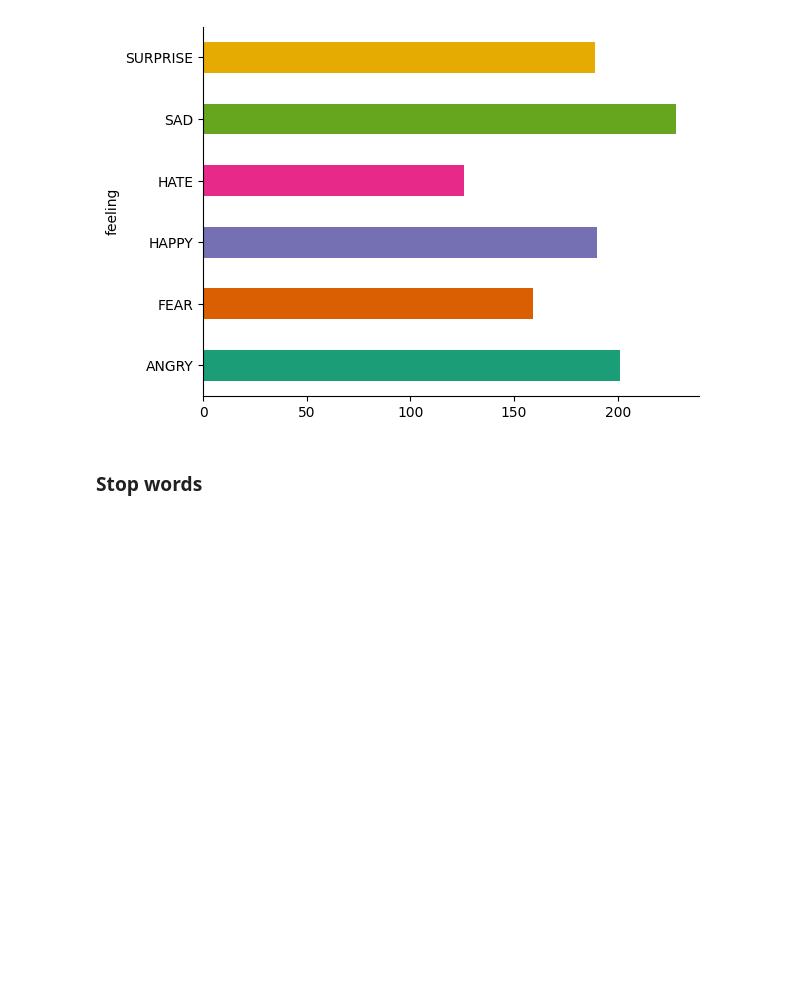
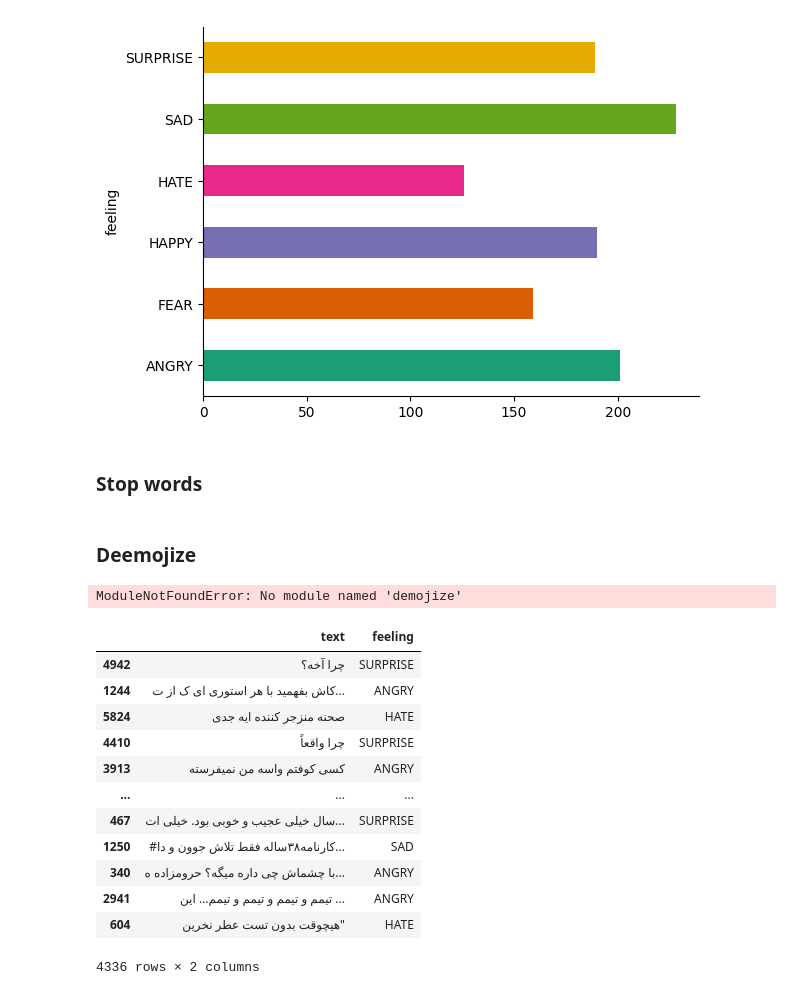
Before and after one commit to second-ali/AI-Final-Project-Ali_Haddadi, a Jupyter notebook: EmotionAnalysis/EmotionAnalysis.ipynb, the cells around one changed output. Cells and saved outputs as stored; diff of their text form; code cells hidden in the pictures; blank space fills up the shorter version.

```diff
--- a/EmotionAnalysis/EmotionAnalysis.ipynb
+++ b/EmotionAnalysis/EmotionAnalysis.ipynb
@@ -132,3 +132,28 @@ stopwords = read_stopwords(DATAPATH + 'stop-words.txt')
 tqdm.pandas()
 data['text'] = data['text'].progress_apply(lambda x: remove_stopwords(x, stopwords))
 test_data['text'] = test_data['text'].progress_apply(lambda x: remove_stopwords(x, stopwords))
+# %% [markdown]
+### Deemojize
+# %%
+import demojize
+
+tqdm.pandas()
+data.text = data.text.progress_apply(lambda x : demojize.demojizePersian(x))
+# %% [output]
+ModuleNotFoundError: No module named 'demojize'
+# %%
+data
+# %% [output]
+|  | text | feeling |
+| 4942 | چرا آخه؟ | SURPRISE |
+| 1244 | کاش بفهمید با هر استوری ای ک از ت... | ANGRY |
+| 5824 | صحنه منزجر کننده ایه جدی | HATE |
+| 4410 | چرا واقعاً | SURPRISE |
+| 3913 | کسی کوفتم واسه من نمیفرسته | ANGRY |
+| ... | ... | ... |
+| 467 | سال خیلی عجیب و خوبی بود. خیلی ات... | SURPRISE |
+| 1250 | #کارنامه۳۸ساله فقط تلاش جوون و دا... | SAD |
+| 340 | با چشماش چی داره میگه؟ حرومزاده ه... | ANGRY |
+| 2941 | تیمم و تیمم و تیمم و تیمم... این ... | ANGRY |
+| 604 | هیچوقت بدون تست عطر نخرین" | HATE |
+4336 rows × 2 columns
```
Also changed, not shown: parts of 4 cells of this notebook.
